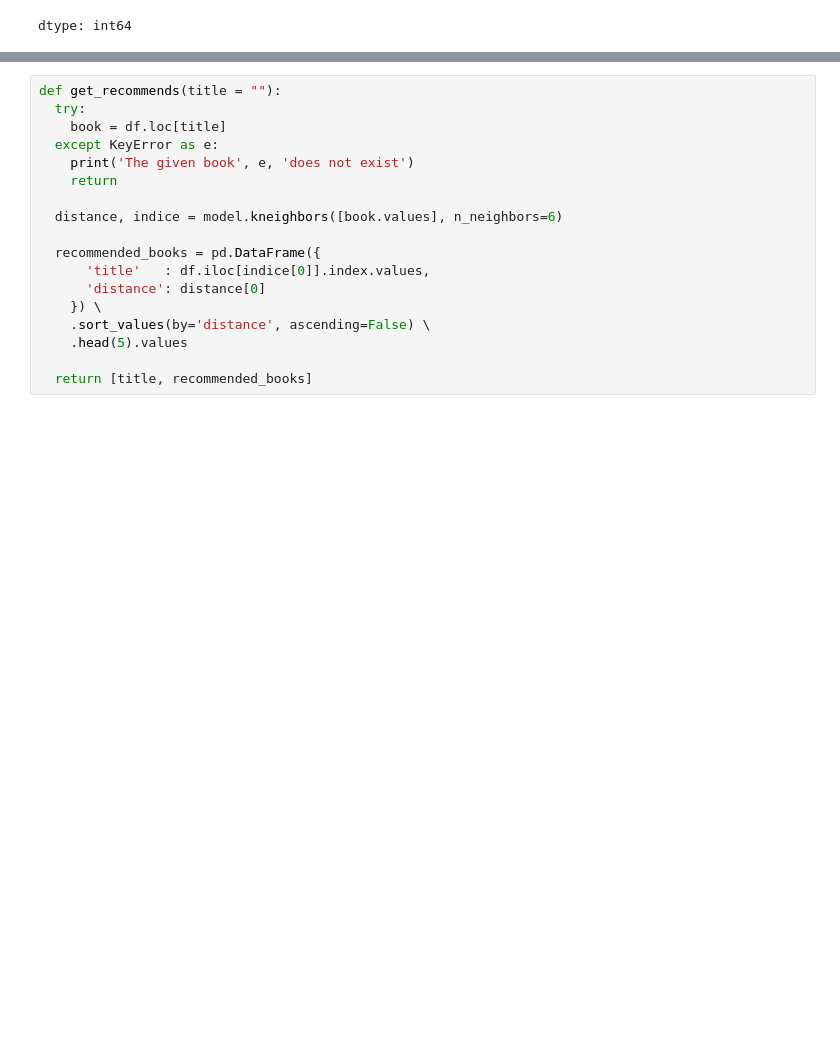
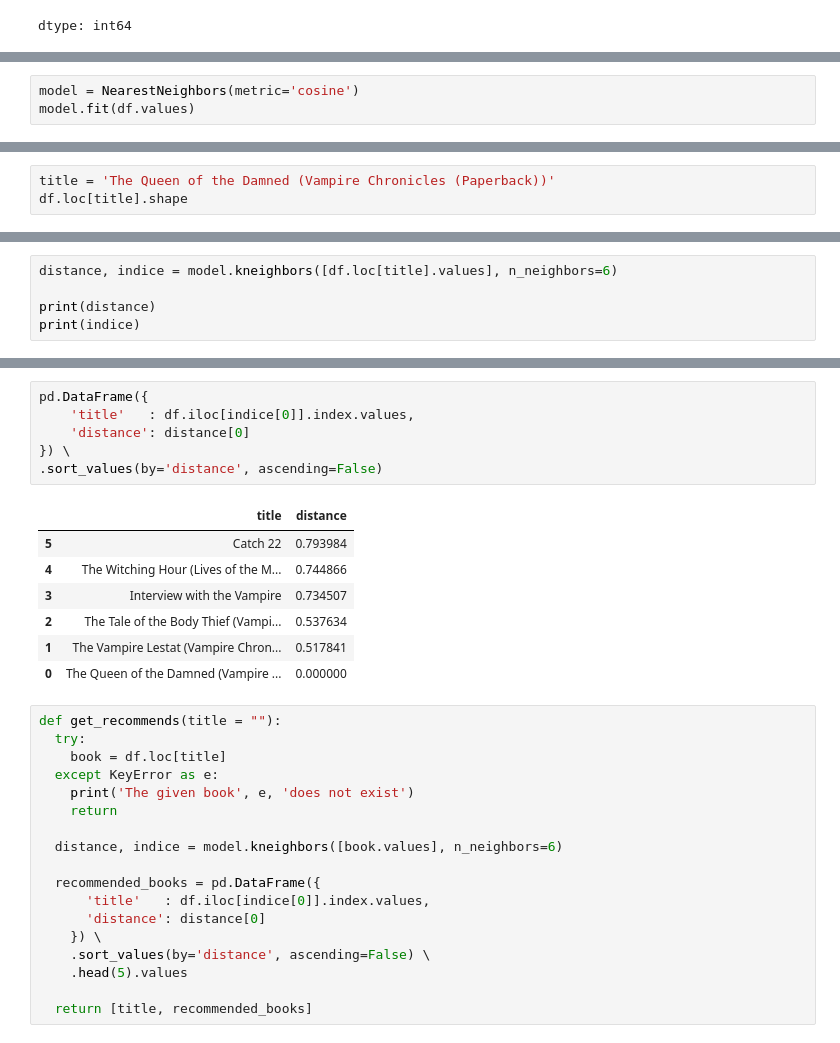
Before and after one commit to proxtor/-Salon-Appointment-Scheduler, a Jupyter notebook: fcc_book_recommendation_knn.ipynb, the cells around one changed output, grey strips where cells are left out. Saved outputs shown, nothing was run; the diff lists cells and outputs as text; blank space fills up the shorter version.

```diff
--- a/fcc_book_recommendation_knn.ipynb
+++ b/fcc_book_recommendation_knn.ipynb
@@ -77,0 +199,3 @@ dtype: int64
+# %%
+model = NearestNeighbors(metric='cosine')
+model.fit(df.values)
@@ -77,0 +208,3 @@ dtype: int64
+# %%
+title = 'The Queen of the Damned (Vampire Chronicles (Paperback))'
+df.loc[title].shape
@@ -77,0 +213,5 @@ dtype: int64
+# %%
+distance, indice = model.kneighbors([df.loc[title].values], n_neighbors=6)
+
+print(distance)
+print(indice)
@@ -78,3 +230,17 @@ dtype: int64
+# %%
+pd.DataFrame({
+    'title'   : df.iloc[indice[0]].index.values,
+    'distance': distance[0]
+}) \
+.sort_values(by='distance', ascending=False)
+# %% [output]
+|  | title | distance |
+| 5 | Catch 22 | 0.793984 |
+| 4 | The Witching Hour (Lives of the M... | 0.744866 |
+| 3 | Interview with the Vampire | 0.734507 |
+| 2 | The Tale of the Body Thief (Vampi... | 0.537634 |
+| 1 | The Vampire Lestat (Vampire Chron... | 0.517841 |
+| 0 | The Queen of the Damned (Vampire ... | 0.000000 |
 # %%
 def get_recommends(title = ""):
   try:
```
Also changed, not shown: parts of 22 cells of this notebook.
